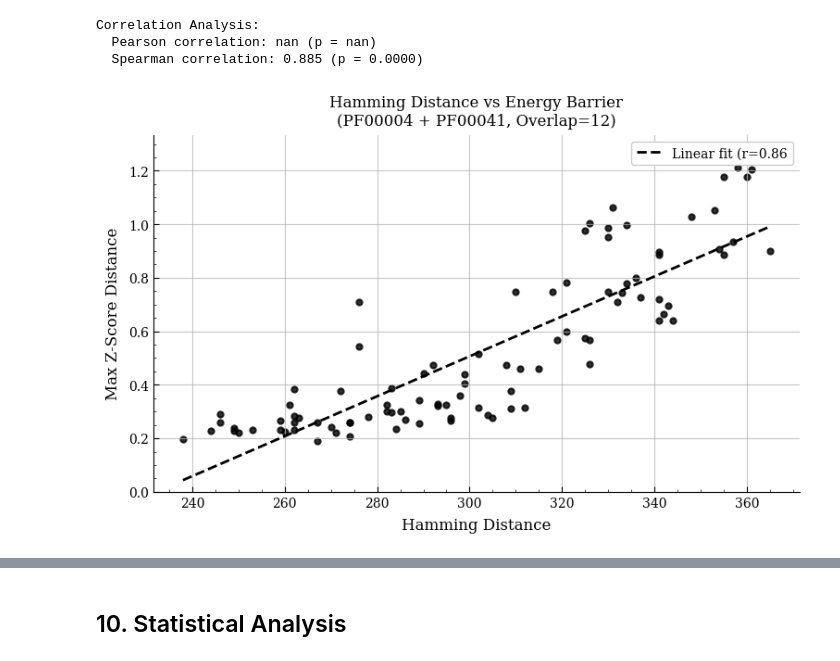
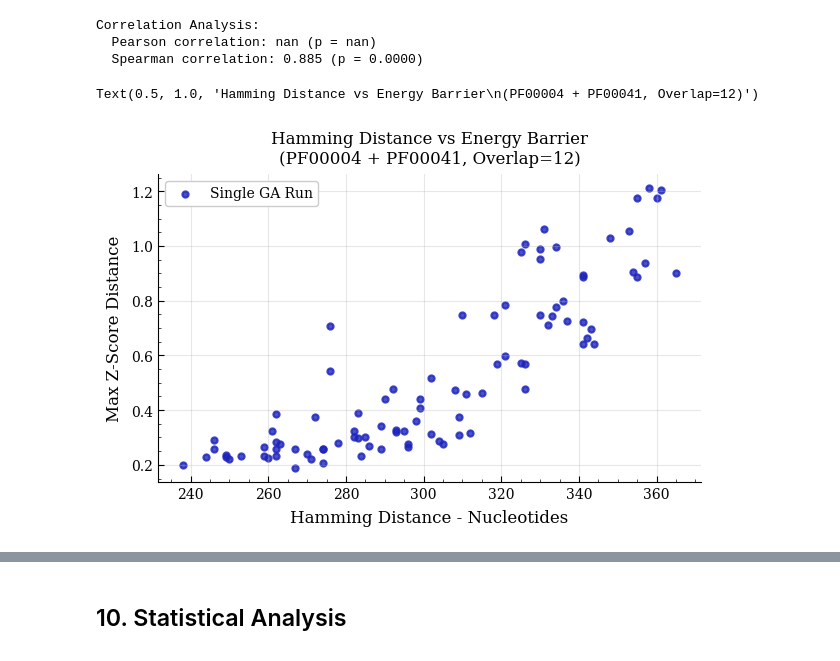
Before and after one commit to orsonk22/OverlappingGenes, a Jupyter notebook: GA/GA_hamming_vs_energy.ipynb, the cells around one changed output, grey strips where cells are left out. Drawn from its saved outputs; the diff is of its cells as text; code cells hidden in the pictures.

```diff
--- a/GA/GA_hamming_vs_energy.ipynb
+++ b/GA/GA_hamming_vs_energy.ipynb
@@ -873,38 +879,34 @@ Correlation Analysis:
 # %%
 import matplotlib.pyplot as plt
 import numpy as np
 
 # Main plot: Hamming Distance vs Max Energy Distance
-fig, axes = plt.subplots(1,1,figsize=(9, 5))
+fig, axes = plt.subplots(1,1,figsize=(7, 4))
 
 # Filter out inf values and outliers (max z-score distance > 3)
 finite_mask = np.isfinite(max_distances) & (max_distances <= 2.1)
 ham_finite = ham_dists[finite_mask]
 max_finite = max_distances[finite_mask]
 
 # Data-driven y-limits with 10% padding
 ymax = max_finite.max() * 1.1
 ymin = 0
 ax = axes
 # Left: Scatter plot with regression
 
-ax.scatter(ham_finite, max_finite, s=20,color=BLUE, linewidth=1.5, alpha=0.8)
+ax.grid(which='major',alpha=0.3)
 
-# Linear regression on filtered values
-z = np.polyfit(ham_finite, max_finite, 1)
-p = np.poly1d(z)
-x_line = np.linspace(ham_finite.min(), ham_finite.max(), 100)
-corr_finite, p_val_finite = stats.pearsonr(ham_finite, max_finite)
-ax.plot(x_line, p(x_line), '--', linewidth=2,
-         label=f'Linear fit (r={corr_finite:.2f}')
-ax.set_ylim(ymin, ymax)
+ax.scatter(ham_finite, max_finite, s=20, linewidth=1.5, alpha=0.8,label='Single GA Run')
+ax.legend()
 
-ax.set_xlabel('Hamming Distance')
+
+
+ax.set_xlabel('Hamming Distance - Nucleotides')
 ax.set_ylabel(MAX_DIST_LABEL)
 ax.set_title(f'Hamming Distance vs Energy Barrier\n({PROTEIN_1} + {PROTEIN_2}, Overlap={OVERLAP})')
-ax.legend(fontsize=10)
 # %% [output]
+Text(0.5, 1.0, 'Hamming Distance vs Energy Barrier\n(PF00004 + PF00041, Overlap=12)')
-[figure, old version]
+[figure, new version]
 # %%
 # Main plot: Hamming Distance vs Max Energy Distance
 fig, axes = plt.subplots(1, 2, figsize=(14, 5))
```
Also changed, not shown: parts of 11 cells of this notebook, 17 other files.
